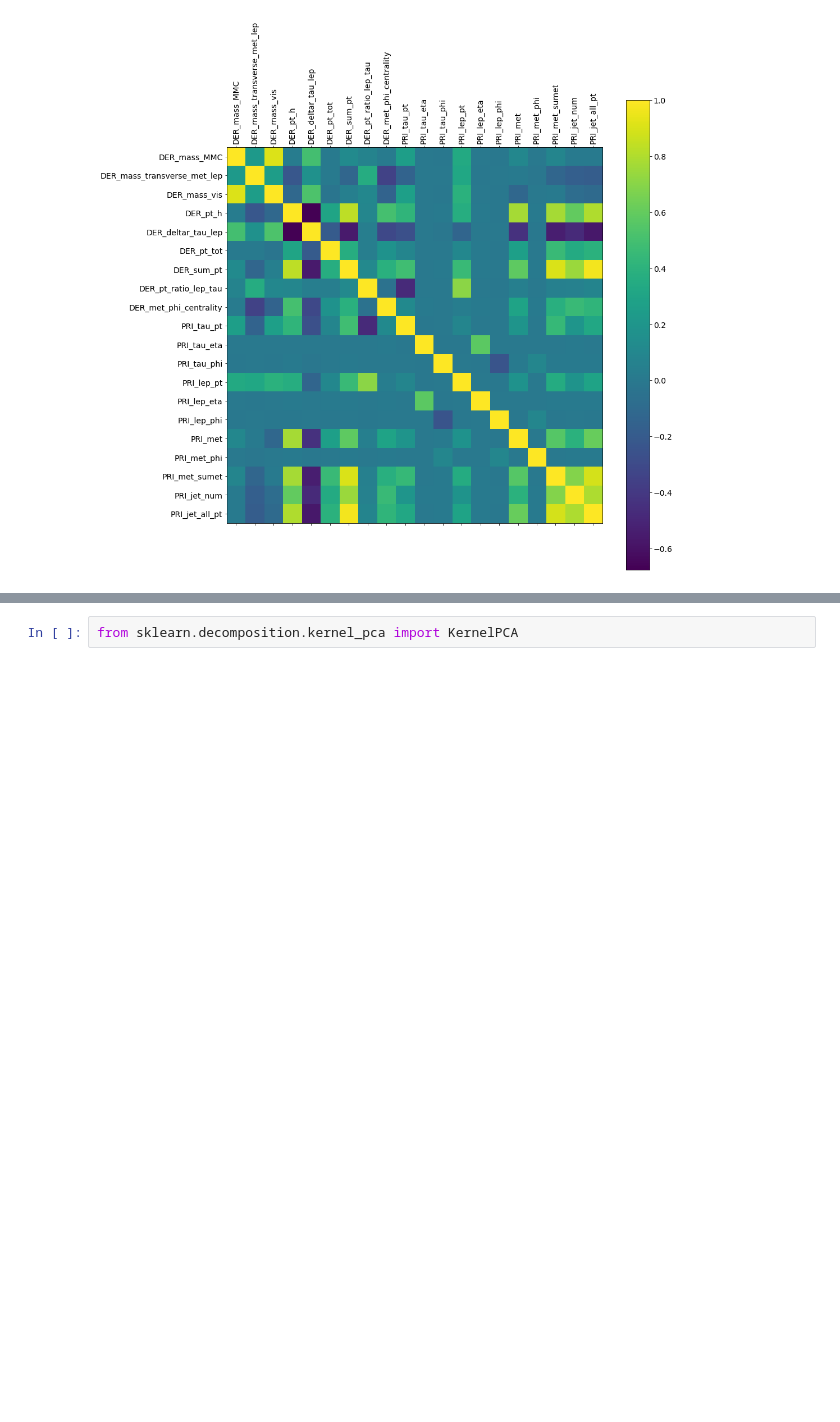
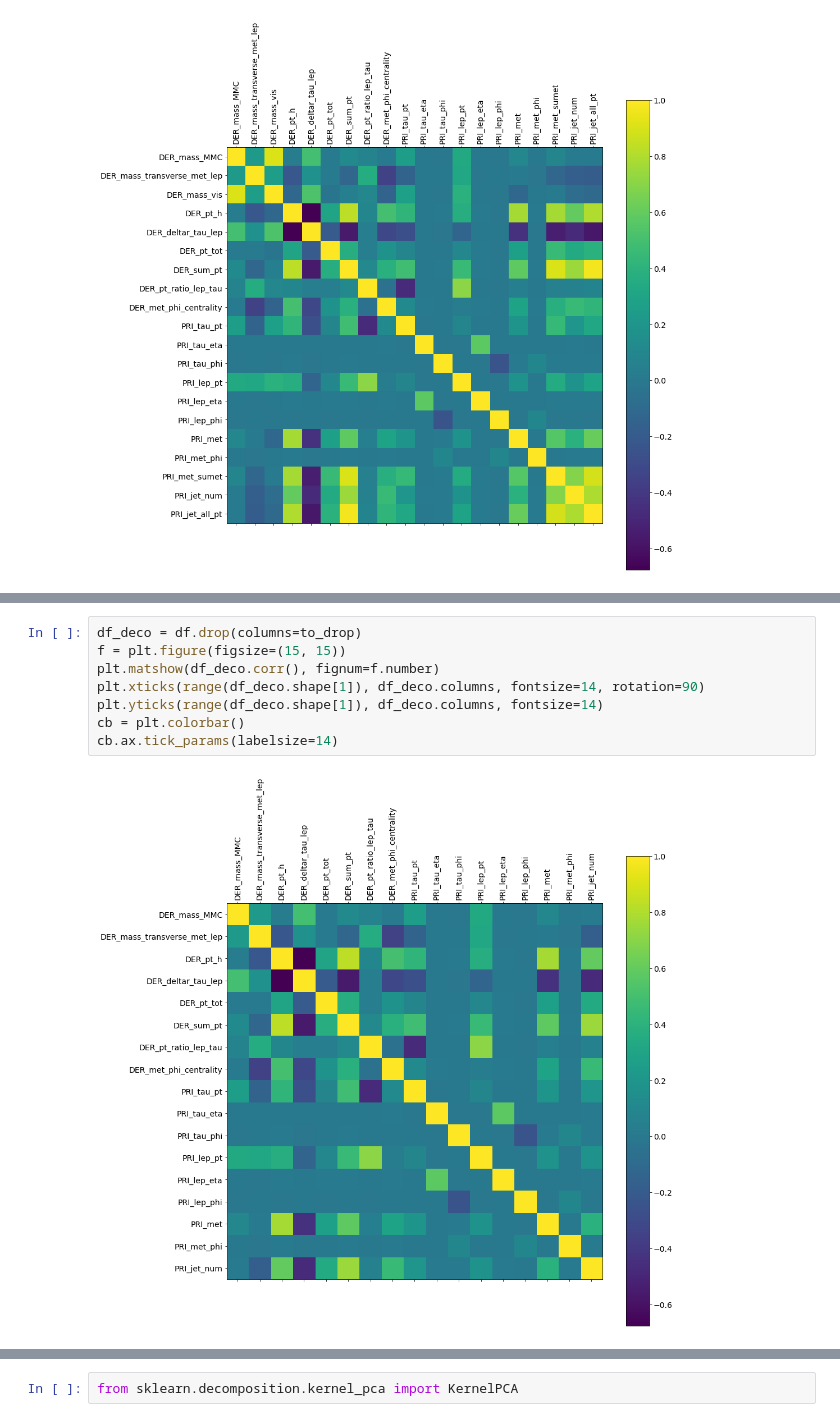
Before and after one commit to IssamBenamara/SIFT_BOW, a Jupyter notebook: REDS_Data_viz.ipynb, the cells around one changed output, grey strips where cells are left out. Drawn from its saved outputs; the diff is of its cells as text; blank space fills up the shorter version.

```diff
--- a/REDS_Data_viz.ipynb
+++ b/REDS_Data_viz.ipynb
@@ -86,0 +112,10 @@ cb.ax.tick_params(labelsize=14)
+# %%
+df_deco = df.drop(columns=to_drop)
+f = plt.figure(figsize=(15, 15))
+plt.matshow(df_deco.corr(), fignum=f.number)
+plt.xticks(range(df_deco.shape[1]), df_deco.columns, fontsize=14, rotation=90)
+plt.yticks(range(df_deco.shape[1]), df_deco.columns, fontsize=14)
+cb = plt.colorbar()
+cb.ax.tick_params(labelsize=14)
+# %% [output]
+[figure, added]
```
Also changed, not shown: parts of 12 cells of this notebook.
